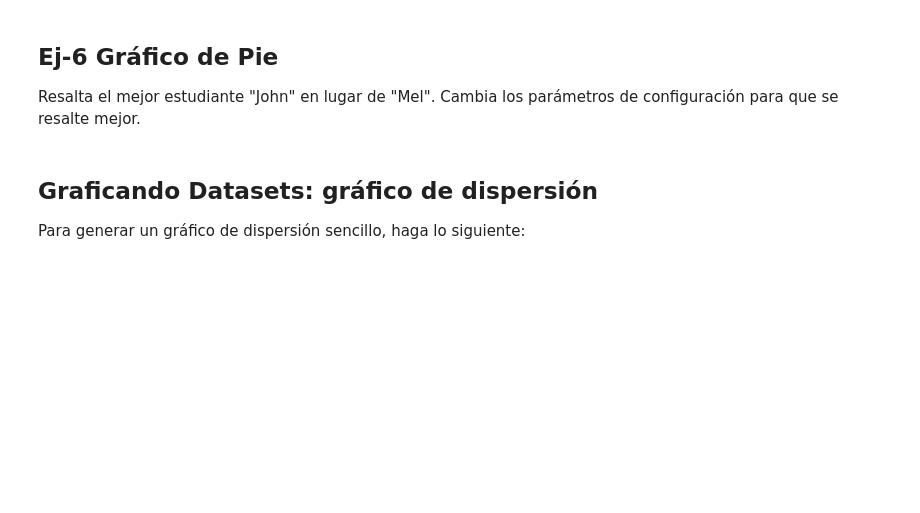
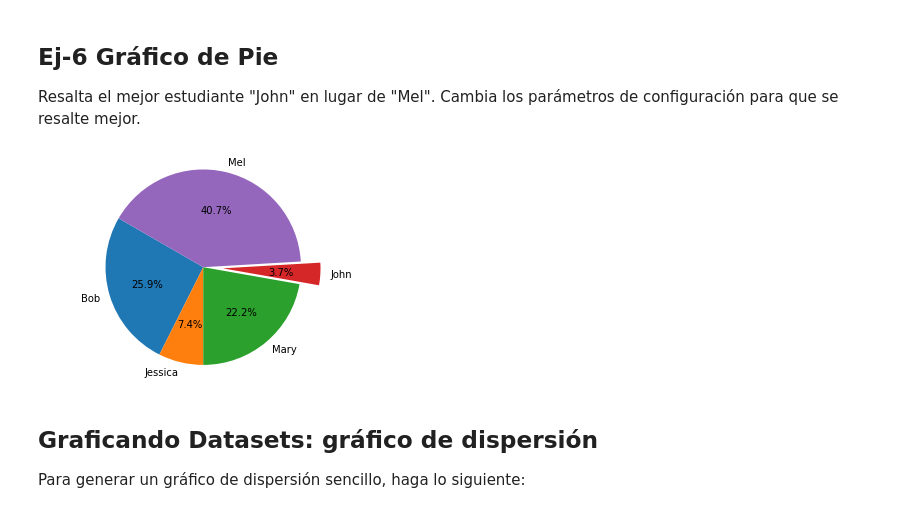
Before and after one commit to Joranome/2-ADiagDatos, a Jupyter notebook: 2-VisDatos.ipynb, the cells around one changed output. Cells and saved outputs as stored; diff of their text form; code cells hidden in the pictures; blank space fills up the shorter version.

```diff
--- a/2-VisDatos.ipynb
+++ b/2-VisDatos.ipynb
@@ -478,3 +476,25 @@ Resalta el mejor estudiante "John" en lugar de "Mel". Cambia los parámetros de
+# %%
+# Ej-6 ...
+import pandas as pd
+import matplotlib.pyplot as plt
+%matplotlib inline
+
+names = ['Bob','Jessica','Mary','John','Mel']
+absences = [3,0,1,0,8]
+detentions = [2,1,0,0,1]
+warnings = [2,1,5,1,2]
+
+GradeList = zip(names,absences,detentions,warnings)
+columns=['Names', 'Absences', 'Detentions','Warnings']
+df = pd.DataFrame(data = GradeList, columns=columns)
+
+df['TotalDemerits'] = df['Absences'] + df['Detentions'] + df['Warnings']
+
+plt.pie(df['TotalDemerits'], labels=df['Names'], explode=(0,0,0,0.2,0), startangle=150, autopct='%1.1f%%',)
+plt.axis('equal')
+plt.show()
+# %% [output]
+[figure, added]
 # %% [markdown]
 ## Graficando Datasets: gráfico de dispersión
 
```
Also changed, not shown: parts of 1 cell of this notebook.
